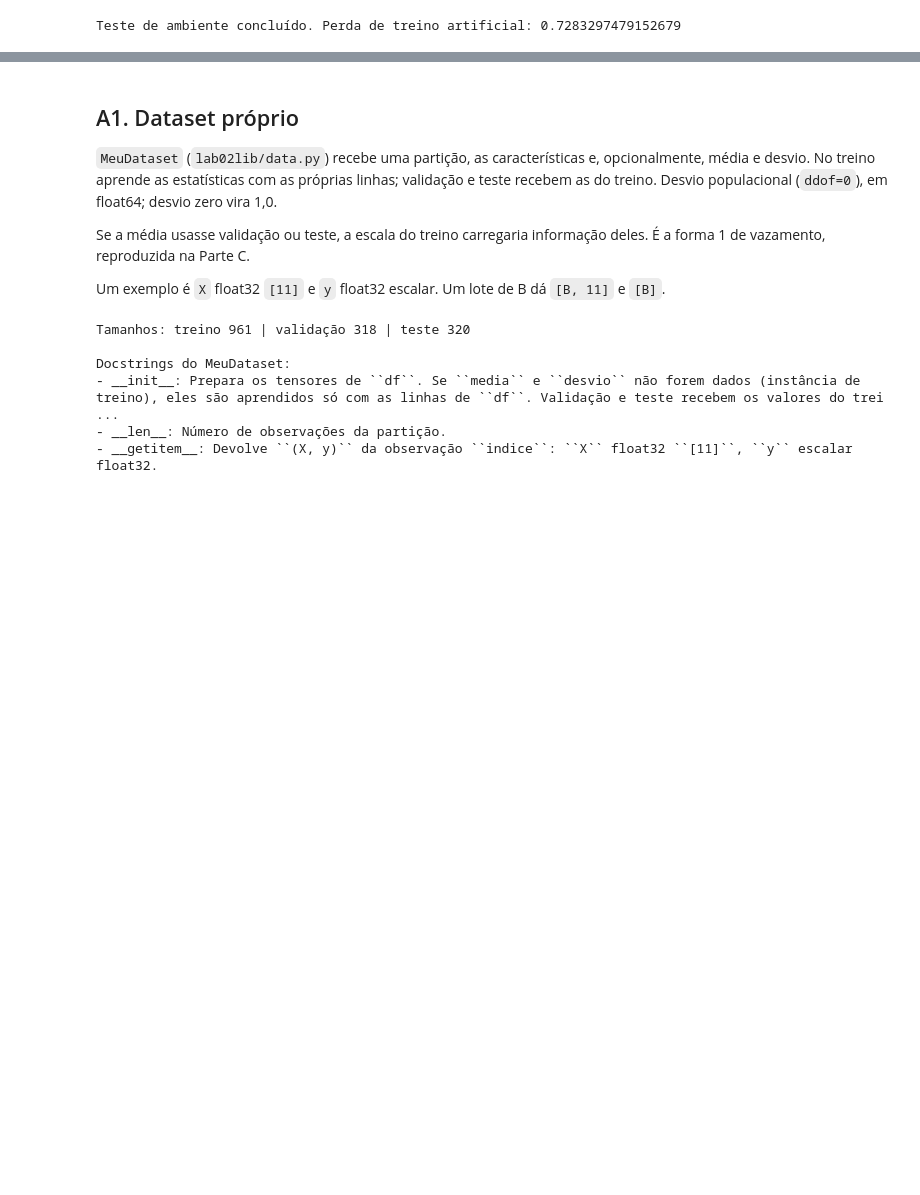
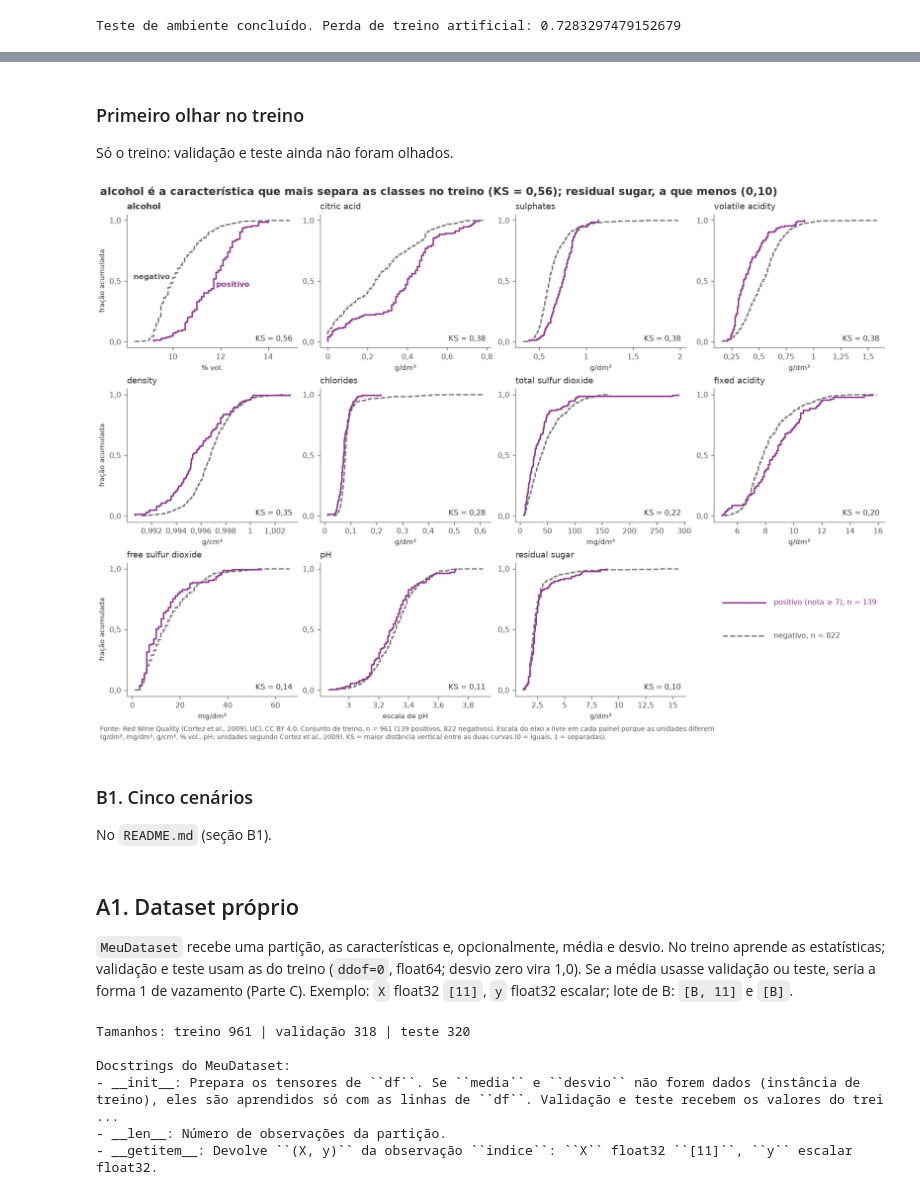
Before and after one commit to jhlr/wine, a Jupyter notebook: lab02.ipynb, the cells around one changed output, grey strips where cells are left out. Saved outputs shown, nothing was run; the diff lists cells and outputs as text; code cells hidden in the pictures; blank space fills up the shorter version.

```diff
--- a/lab02.ipynb
+++ b/lab02.ipynb
@@ -137,10 +159,18 @@ As respostas estão no `README.md` (seção B1). Em cada uma declaro o uso futur
+# %% [markdown]
+### Primeiro olhar no treino
+Só o treino: validação e teste ainda não foram olhados.
+# %%
+fig_eda, eda_ks = gf.grafico_eda(particoes['treino'], FEATURES)
+eda_ks.to_csv(RESULTADOS / 'eda_ks.csv', index=False)
+gf.publicar(fig_eda, RESULTADOS / 'eda_ecdf_treino.png')
+# %% [output]
+[figure, added]
+# %% [markdown]
+### B1. Cinco cenários
+No `README.md` (seção B1).
 # %% [markdown]
 ## A1. Dataset próprio
-`MeuDataset` (`lab02lib/data.py`) recebe uma partição, as características e, opcionalmente, média e desvio. No treino aprende as estatísticas com as próprias linhas; validação e teste recebem as do treino. Desvio populacional (`ddof=0`), em float64; desvio zero vira 1,0.
-
-Se a média usasse validação ou teste, a escala do treino carregaria informação deles. É a forma 1 de vazamento, reproduzida na Parte C.
-
-Um exemplo é `X` float32 `[11]` e `y` float32 escalar. Um lote de B dá `[B, 11]` e `[B]`.
+`MeuDataset` recebe uma partição, as características e, opcionalmente, média e desvio. No treino aprende as estatísticas; validação e teste usam as do treino (`ddof=0`, float64; desvio zero vira 1,0). Se a média usasse validação ou teste, seria a forma 1 de vazamento (Parte C). Exemplo: `X` float32 `[11]`, `y` float32 escalar; lote de B: `[B, 11]` e `[B]`.
 # %%
 from lab02lib.data import criar_datasets, criar_loaders, tabela_parametros, verificar_datasets
 
```
Also changed, not shown: parts of 87 cells of this notebook, 22 other files.
